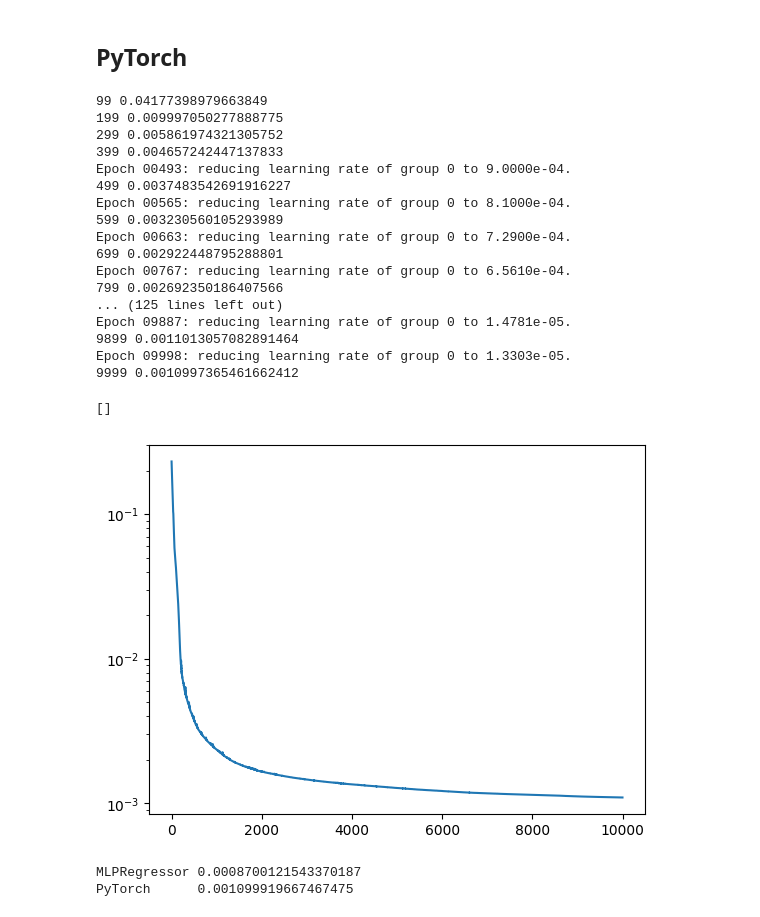
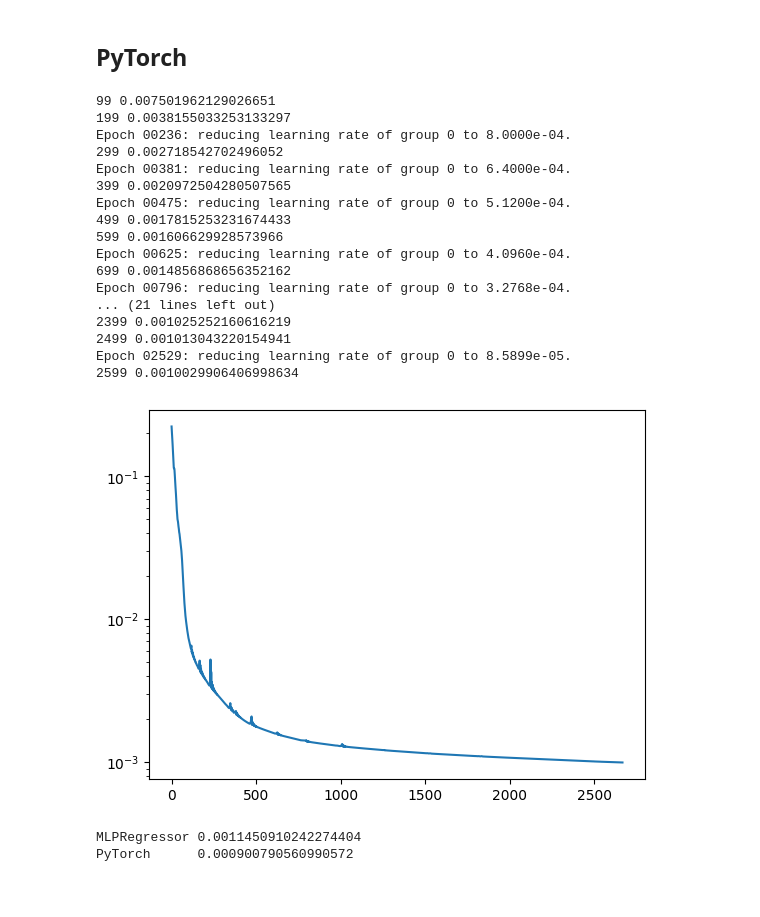
Before and after one commit to HDembinski/HDembinski.github.io, a Jupyter notebook: regression.ipynb, the cells around one changed output. Cells and saved outputs as stored; diff of their text form; code cells hidden in the pictures.

```diff
--- a/regression.ipynb
+++ b/regression.ipynb
@@ -32,12 +32,11 @@ nf = n - ns
 
 eff = ns / n
 
-z = 1
-sigma_eff = z/(n + z ** 2) * np.sqrt(ns * nf / (n + 1e-8) + z ** 2 / 4)
+# z = 1
+# sigma_eff = z/(n + z ** 2) * np.sqrt(ns * nf / (n + 1e-8) + z ** 2 / 4)
 
 X = []
 y = []
-w = []
 for ieta, eta in enumerate(rec.axes[0].centers):
     for ipt, pt in enumerate(rec.axes[1].centers):
         for iphi, phi in enumerate(rec.axes[2].centers):
@@ -45,11 +44,9 @@ for ieta, eta in enumerate(rec.axes[0].centers):
                 for isp, _ in enumerate(rec.axes[4]):
                     X.append((eta, np.log(pt), np.cos(phi), np.sin(phi), ich, isp))
                     y.append(eff[ieta, ipt, iphi, ich, isp])
-                    w.append(1/sigma_eff[ieta, ipt, iphi, ich, isp])
 
 X = np.array(X).astype(np.float32)
 y = np.array(y).astype(np.float32)
-w = np.array(w).astype(np.float32)
 
 print("data points", X.shape[0])
 # %% [output]
@@ -140,7 +137,6 @@ for phii in rec.axes[2].centers:
 # %%
 import torch
 from torch import nn
-import copy
 from torch.optim.lr_scheduler import ReduceLROnPlateau
 from torch.optim import Adam
 
@@ -164,78 +160,80 @@ model = nn.Sequential(
     nn.Linear(num, num),
     nonlin,
     nn.Linear(num, 1),
-    nonlin,
+    # adding a ReLU here makes training unstable
+    nn.PReLU(),
     nn.Flatten(0, 1),
 )
 
+scaler = StandardScaler()
+scaler.fit(X)
 # must make copies here
-X_train = torch.tensor(X.copy())
-w_train = torch.tensor(w.copy())
+X_train = torch.tensor(scaler.transform(X))
 y_train = torch.tensor(y.copy())
 
-max_epoch = 10000
+max_epoch = 5000
 patience = 10
 learning_rate = 1e-3
-batch = 200
 
 loss_fn = nn.MSELoss()
 opt = Adam(model.parameters(), lr=learning_rate)
 scheduler = ReduceLROnPlateau(opt, patience=patience, factor=0.8, verbose=True)
 # opt = torch.optim.SGD(model.parameters(), lr=learning_rate, momentum=0.9)
 # scheduler = torch.optim.lr_scheduler.CyclicLR(opt, 1e-5, 1e-1)
 
 losses = []
-tol = 1e-6
+tol = 1e-5
+patience = 100
 patience_count = 0
 prev_lo = np.inf
 for epoch in range(max_epoch):
     y_pred = model(X_train)
     loss = loss_fn(y_pred, y_train)
     opt.zero_grad()
     loss.backward()
     opt.step()
     scheduler.step(loss)
 
     loss = loss.item()
     losses.append(loss)
     if epoch % 100 == 99:
         print(epoch, loss)
 
-    if loss - prev_lo < tol:
+    if loss < prev_lo - tol:
         patience_count = 0
+        prev_lo = loss
     else:
         patience_count += 1
     if patience_count > patience:
         break
 
-plt.plot(losses);
-plt.semilogy()
+plt.plot(losses)
+plt.semilogy();
 # %% [output]
-99 0.04177398979663849
-199 0.009997050277888775
-299 0.005861974321305752
-399 0.004657242447137833
-Epoch 00493: reducing learning rate of group 0 to 9.0000e-04.
-499 0.0037483542691916227
-Epoch 00565: reducing learning rate of group 0 to 8.1000e-04.
-599 0.003230560105293989
-Epoch 00663: reducing learning rate of group 0 to 7.2900e-04.
-699 0.002922448795288801
-Epoch 00767: reducing learning rate of group 0 to 6.5610e-04.
-799 0.002692350186407566
-... (125 lines left out)
-Epoch 09887: reducing learning rate of group 0 to 1.4781e-05.
-9899 0.0011013057082891464
-Epoch 09998: reducing learning rate of group 0 to 1.3303e-05.
-9999 0.0010997365461662412
+99 0.007501962129026651
+199 0.0038155033253133297
+Epoch 00236: reducing learning rate of group 0 to 8.0000e-04.
+299 0.002718542702496052
+Epoch 00381: reducing learning rate of group 0 to 6.4000e-04.
+399 0.0020972504280507565
+Epoch 00475: reducing learning rate of group 0 to 5.1200e-04.
+499 0.0017815253231674433
+599 0.001606629928573966
+Epoch 00625: reducing learning rate of group 0 to 4.0960e-04.
+699 0.0014856868656352162
+Epoch 00796: reducing learning rate of group 0 to 3.2768e-04.
+... (21 lines left out)
+2399 0.001025252160616219
+2499 0.001013043220154941
+Epoch 02529: reducing learning rate of group 0 to 8.5899e-05.
+2599 0.0010029906406998634
-[]
-[figure, old version]
+[figure, new version]
 # %%
 print("MLPRegressor", loss_fn(torch.tensor(clf.predict(X)), y_train).item())
 print("PyTorch     ", loss_fn(model(X_train), y_train).item())
 # %% [output]
-MLPRegressor 0.0008700121543370187
-PyTorch      0.001099919667467475
+MLPRegressor 0.0011450910242274404
+PyTorch      0.000900790560990572
 # %%
 labels = ("π", "K", "p", "other")
 for phii in rec.axes[2].centers:
```
Also changed, not shown: parts of 3 cells of this notebook, 1 other file.
